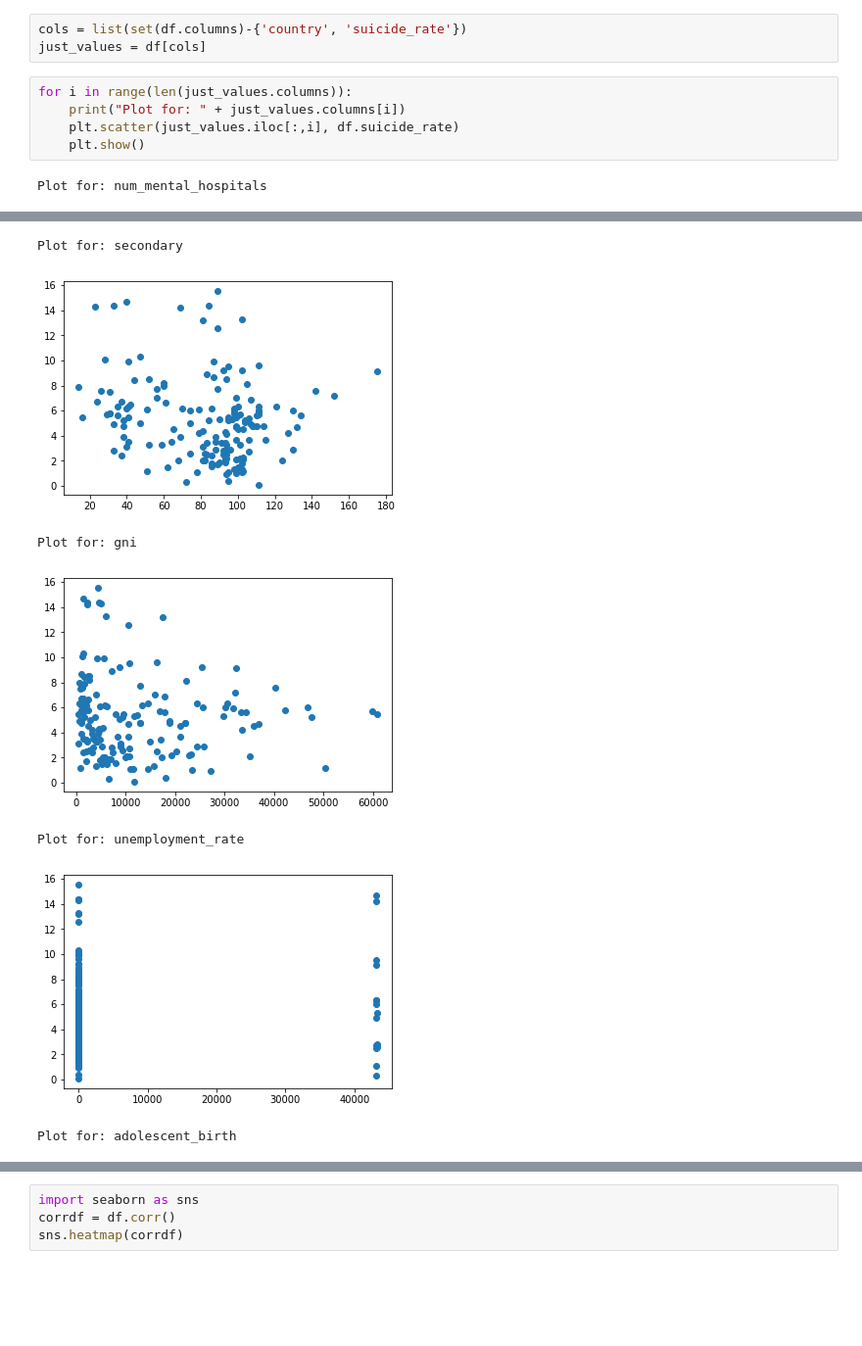
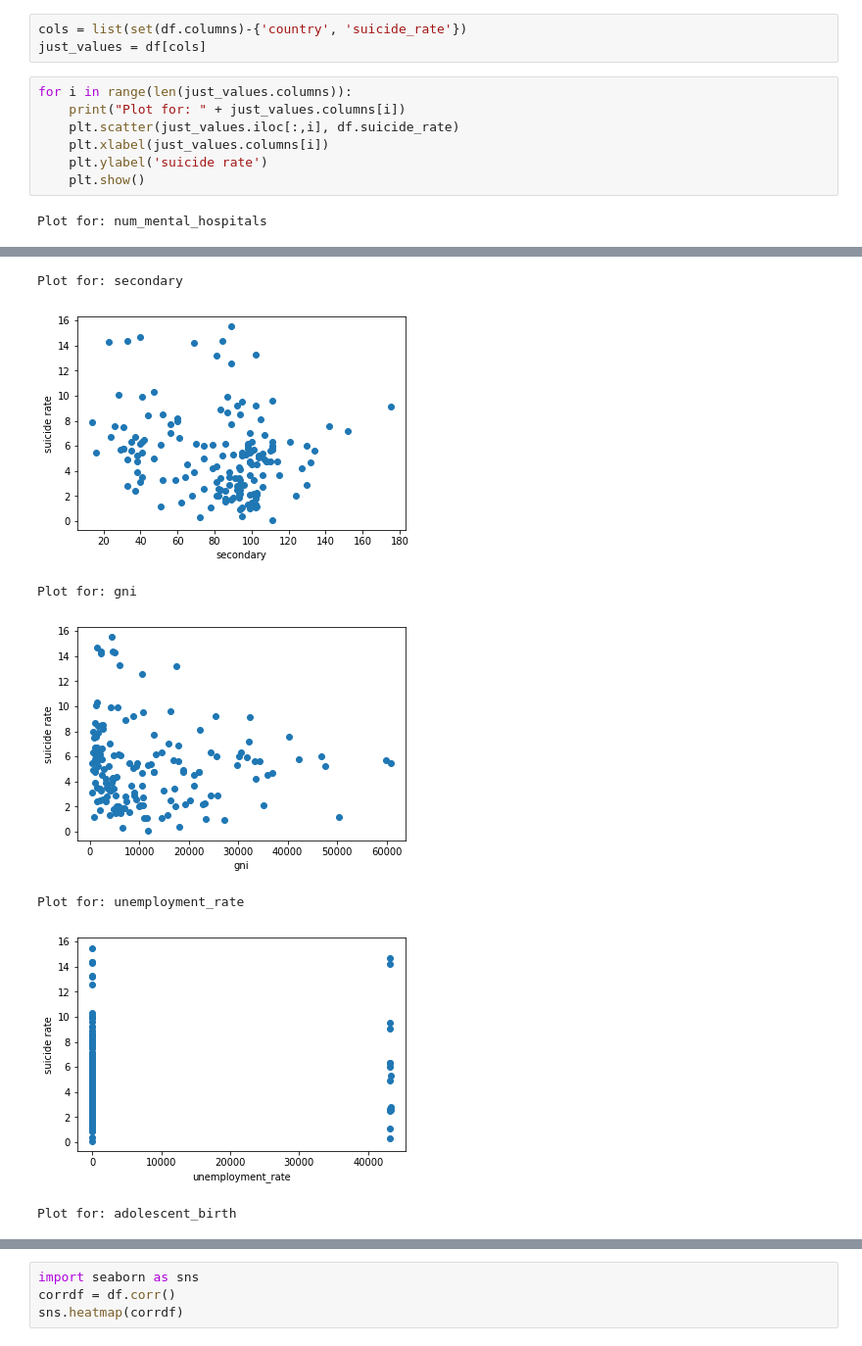
Before and after one commit to AnaMakarevich/suicide_rates_factors, a Jupyter notebook: Analysis.ipynb, the cells around one changed output, grey strips where cells are left out. Shown: that part at 98% size. Cells and saved outputs as stored; diff of their text form; blank space fills up the shorter version.

```diff
--- a/Analysis.ipynb
+++ b/Analysis.ipynb
@@ -12,6 +12,8 @@ just_values = df[cols]
 for i in range(len(just_values.columns)):
     print("Plot for: " + just_values.columns[i])
     plt.scatter(just_values.iloc[:,i], df.suicide_rate)
+    plt.xlabel(just_values.columns[i])
+    plt.ylabel('suicide rate')
     plt.show()
 # %% [output]
 Plot for: num_mental_hospitals
@@ -19,7 +21,7 @@ Plot for: num_mental_hospitals
 Plot for: secondary
-[figure, old version]
+[figure, new version]
 Plot for: gni
-[figure, old version]
+[figure, new version]
 Plot for: unemployment_rate
-[figure, old version]
+[figure, new version]
 Plot for: adolescent_birth
```
Also changed, not shown: parts of 1 cell of this notebook.
